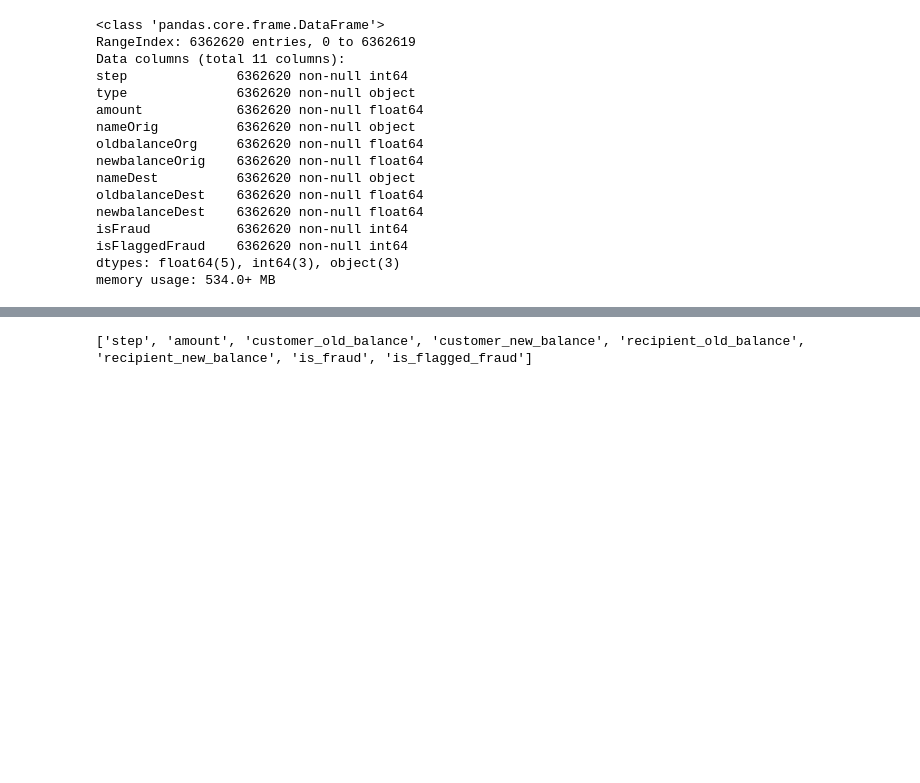
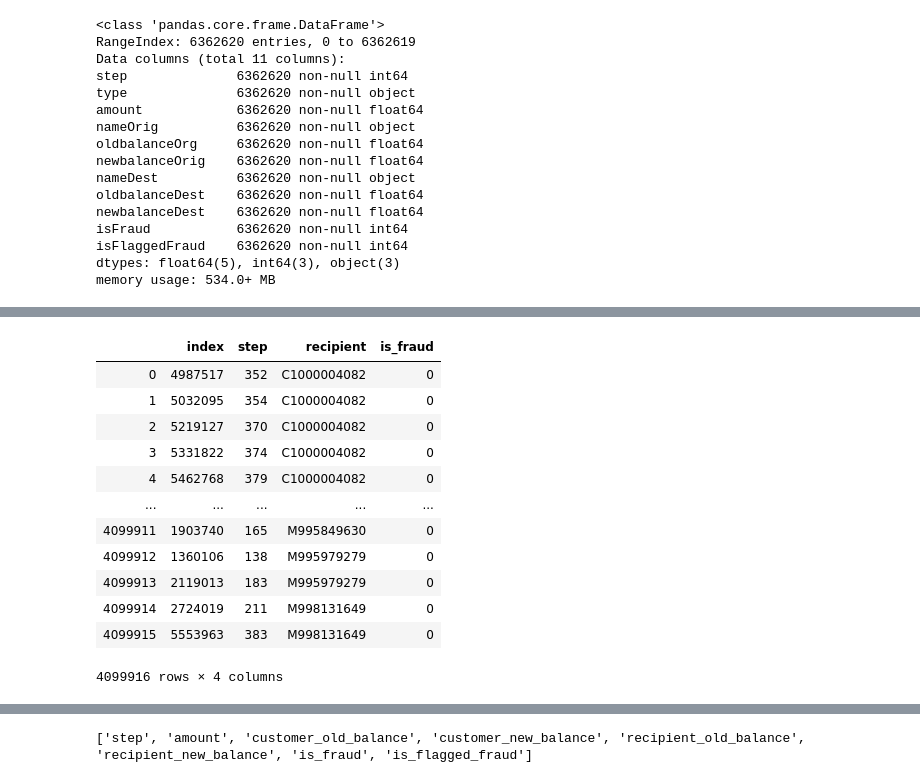
Before and after one commit to valmadrid/Detecting-Financial-Fraud-Transactions, a Jupyter notebook: financial_fraud.ipynb, the cells around one changed output, grey strips where cells are left out. Cells and saved outputs as stored; diff of their text form; code cells hidden in the pictures; blank space fills up the shorter version.

```diff
--- a/financial_fraud.ipynb
+++ b/financial_fraud.ipynb
@@ -111,0 +139,16 @@ df.describe(include="all").T
+# %%
+repeated_recipient
+# %% [output]
+|  | index | step | recipient | is_fraud |
+| 0 | 4987517 | 352 | C1000004082 | 0 |
+| 1 | 5032095 | 354 | C1000004082 | 0 |
+| 2 | 5219127 | 370 | C1000004082 | 0 |
+| 3 | 5331822 | 374 | C1000004082 | 0 |
+| 4 | 5462768 | 379 | C1000004082 | 0 |
+| ... | ... | ... | ... | ... |
+| 4099911 | 1903740 | 165 | M995849630 | 0 |
+| 4099912 | 1360106 | 138 | M995979279 | 0 |
+| 4099913 | 2119013 | 183 | M995979279 | 0 |
+| 4099914 | 2724019 | 211 | M998131649 | 0 |
+| 4099915 | 5553963 | 383 | M998131649 | 0 |
+4099916 rows × 4 columns
```
Also changed, not shown: parts of 9 cells of this notebook.
